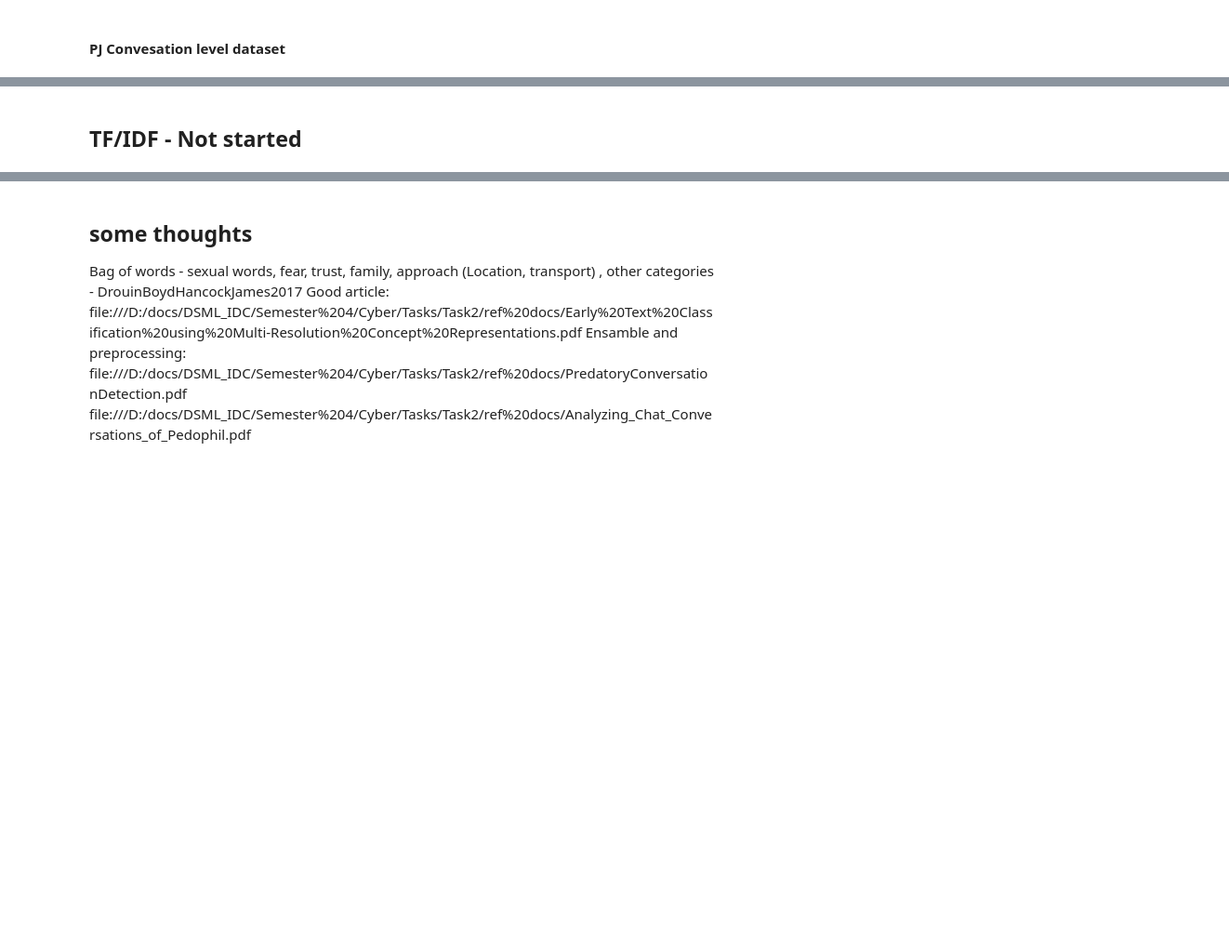
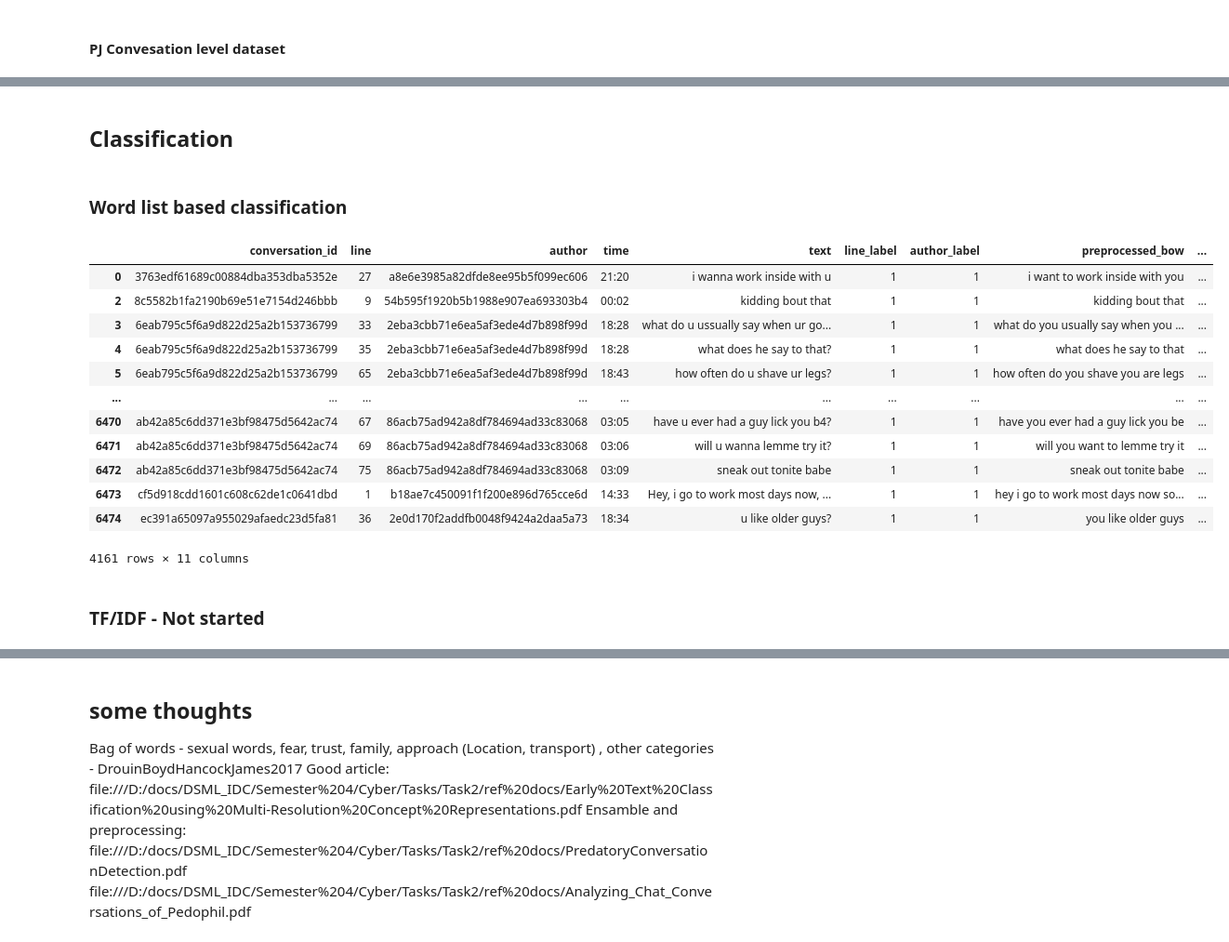
Before and after one commit to mryanivtal/cybersecurity_hw2, a Jupyter notebook: cyber_hw2.ipynb, the cells around one changed output, grey strips where cells are left out. Shown: that part at 93% size. Drawn from its saved outputs; the diff is of its cells as text; code cells hidden in the pictures; blank space fills up the shorter version.

```diff
--- a/cyber_hw2.ipynb
+++ b/cyber_hw2.ipynb
@@ -707 +710,15 @@ class Pan12converterToDF():
 100 rows × 7 columns
+# %%
+# Preprocess pan12 perverted lines
+
+preprocess_args = {'stemmer': PorterStemmer(),
+                    'speller': SpellChecker(),
+                    'words_to_remove': set(stopwords.words('english')),
+                    'emoticons': emoticons,
+                    'chat_slang': chat_slang
+                    }
+
+pan12_df = preprocess_df_for_bow(pan12_df, 'text', **preprocess_args)
+pan12_df.to_csv(OUTPUT_FOLDER / Path('pan12_perverted_lines_preprocessed.zip'))
+
+pan12_df
@@ -708,5 +739,39 @@ class Pan12converterToDF():
+# %% [markdown]
+## Classification
+# %% [markdown]
+### Word list based classification
+# %%
+def contains_words_from_list(text: str, word_list: List[str])-> bool:
+    text_words = re.sub("[^\w]", " ",  text).split()
+    if any(word in word_list for word in text_words):
+        return True
+    else:
+        return False
+
+pan12_df['contains_sex_words'] = pan12_df['preprocessed_bow'].apply(lambda text: contains_words_from_list(text, sex_word_list))
+pan12_df['contains_family_words'] = pan12_df['preprocessed_bow'].apply(lambda text: contains_words_from_list(text, family_word_list))
+pan12_df['contains_meeting_words'] = pan12_df['preprocessed_bow'].apply(lambda text: contains_words_from_list(text, meeting_word_list))
+
+pan12_df.to_csv(OUTPUT_FOLDER / Path('pan12_perverted_lines_preprocessed.zip'))
+
+# pan12_df[(pan12_df.contains_sex_words == False) & (pan12_df.contains_family_words == False) & (pan12_df.contains_meeting_words == False)]
+pan12_df[(pan12_df.contains_meeting_words == True)]
+# %% [output]
+|  | conversation_id | line | author | time | text | line_label | author_label | preprocessed_bow | ... |
+| 0 | 3763edf61689c00884dba353dba5352e | 27 | a8e6e3985a82dfde8ee95b5f099ec606 | 21:20 | i wanna work inside with u | 1 | 1 | i want to work inside with you | ... |
+| 2 | 8c5582b1fa2190b69e51e7154d246bbb | 9 | 54b595f1920b5b1988e907ea693303b4 | 00:02 | kidding bout that | 1 | 1 | kidding bout that | ... |
+| 3 | 6eab795c5f6a9d822d25a2b153736799 | 33 | 2eba3cbb71e6ea5af3ede4d7b898f99d | 18:28 | what do u ussually say when ur go... | 1 | 1 | what do you usually say when you ... | ... |
+| 4 | 6eab795c5f6a9d822d25a2b153736799 | 35 | 2eba3cbb71e6ea5af3ede4d7b898f99d | 18:28 | what does he say to that? | 1 | 1 | what does he say to that | ... |
+| 5 | 6eab795c5f6a9d822d25a2b153736799 | 65 | 2eba3cbb71e6ea5af3ede4d7b898f99d | 18:43 | how often do u shave ur legs? | 1 | 1 | how often do you shave you are legs | ... |
+| ... | ... | ... | ... | ... | ... | ... | ... | ... | ... |
+| 6470 | ab42a85c6dd371e3bf98475d5642ac74 | 67 | 86acb75ad942a8df784694ad33c83068 | 03:05 | have u ever had a guy lick you b4? | 1 | 1 | have you ever had a guy lick you be | ... |
+| 6471 | ab42a85c6dd371e3bf98475d5642ac74 | 69 | 86acb75ad942a8df784694ad33c83068 | 03:06 | will u wanna lemme try it? | 1 | 1 | will you want to lemme try it | ... |
+| 6472 | ab42a85c6dd371e3bf98475d5642ac74 | 75 | 86acb75ad942a8df784694ad33c83068 | 03:09 | sneak out tonite babe | 1 | 1 | sneak out tonite babe | ... |
+| 6473 | cf5d918cdd1601c608c62de1c0641dbd | 1 | b18ae7c450091f1f200e896d765cce6d | 14:33 | Hey, i go to work most days now, ... | 1 | 1 | hey i go to work most days now so... | ... |
+| 6474 | ec391a65097a955029afaedc23d5fa81 | 36 | 2e0d170f2addfb0048f9424a2daa5a73 | 18:34 | u like older guys? | 1 | 1 | you like older guys | ... |
+4161 rows × 11 columns
 # %% [markdown]
-## TF/IDF - Not started
+### TF/IDF - Not started
 # %%
 tfIdfVectorizer=TfidfVectorizer(use_idf=True)
 tfIdf = tfIdfVectorizer.fit_transform(dataset)
```
Also changed, not shown: parts of 25 cells of this notebook, 6 other files.
